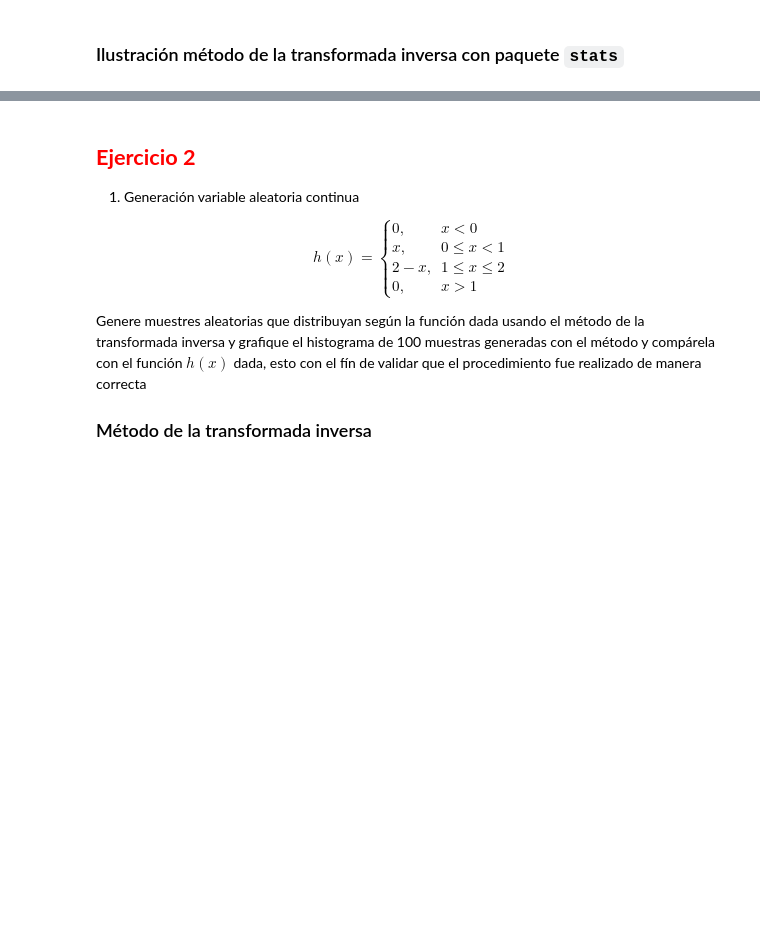
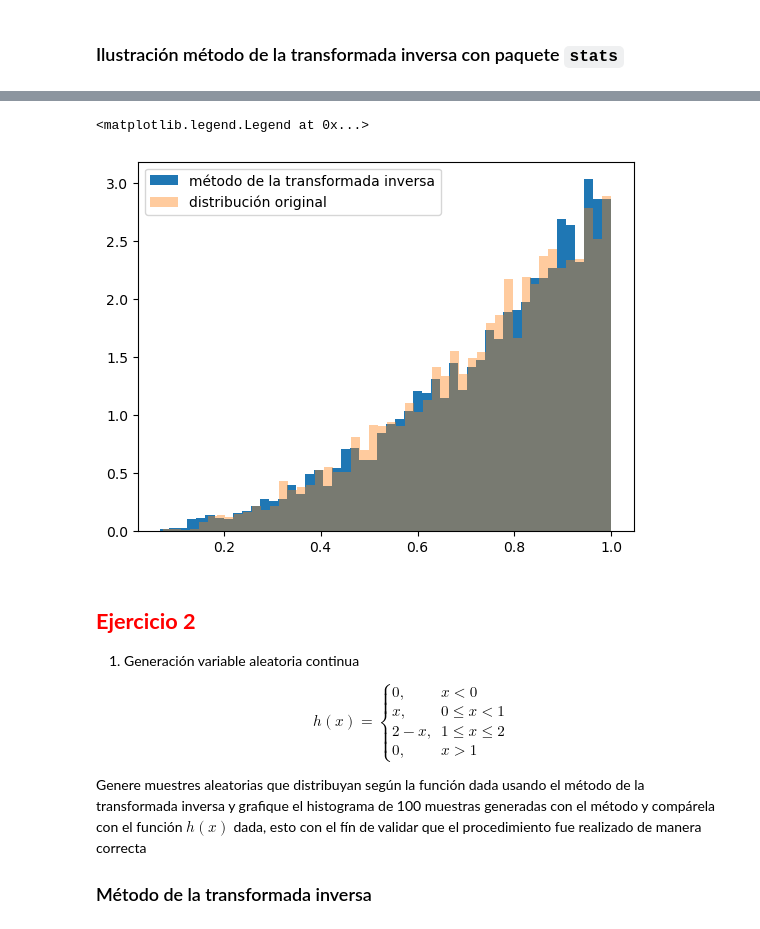
Before and after one commit to odjaramilloz/SPF-2024-I, a Jupyter notebook: TEMA-2/Clase11_Ejercicios_MTI_MAR.ipynb, the cells around one changed output, grey strips where cells are left out. Cells and saved outputs as stored; diff of their text form; code cells hidden in the pictures; blank space fills up the shorter version.

```diff
--- a/TEMA-2/Clase11_Ejercicios_MTI_MAR.ipynb
+++ b/TEMA-2/Clase11_Ejercicios_MTI_MAR.ipynb
@@ -34,9 +42,14 @@ plt.hist(x, bins=50,density=True, label='distribución original');
 # %%
 # 2. Implementación del método de la transformada inversa usando función 'ppf'
-U =
-f_inv =
+U = np.random.rand(N)
+f_inv = dist(**args).ppf(U)
 plt.hist(f_inv, bins=50, density=True, label='método de la transformada inversa');
+plt.hist(x, bins=50,density=True, alpha=0.4 , label='distribución original');
+
 plt.legend()
+# %% [output]
+<matplotlib.legend.Legend at 0x...>
+[figure, added]
 # %% [markdown]
 ## <font color ='red'> **Ejercicio 2**
  1. Generación variable aleatoria continua
```
Also changed, not shown: parts of 17 cells of this notebook.
